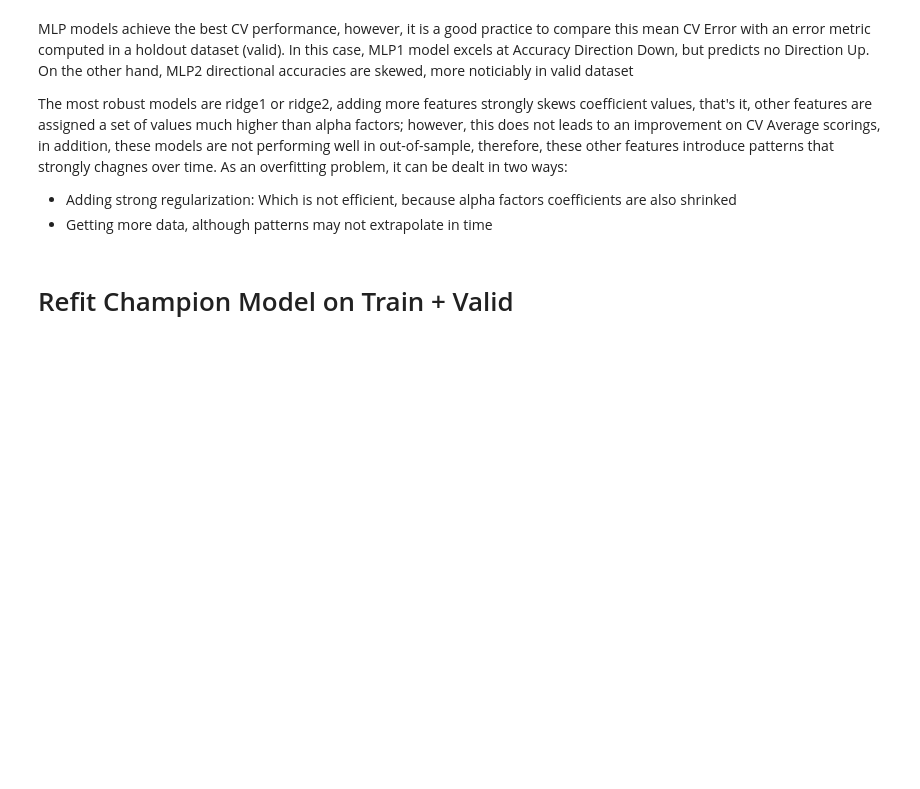
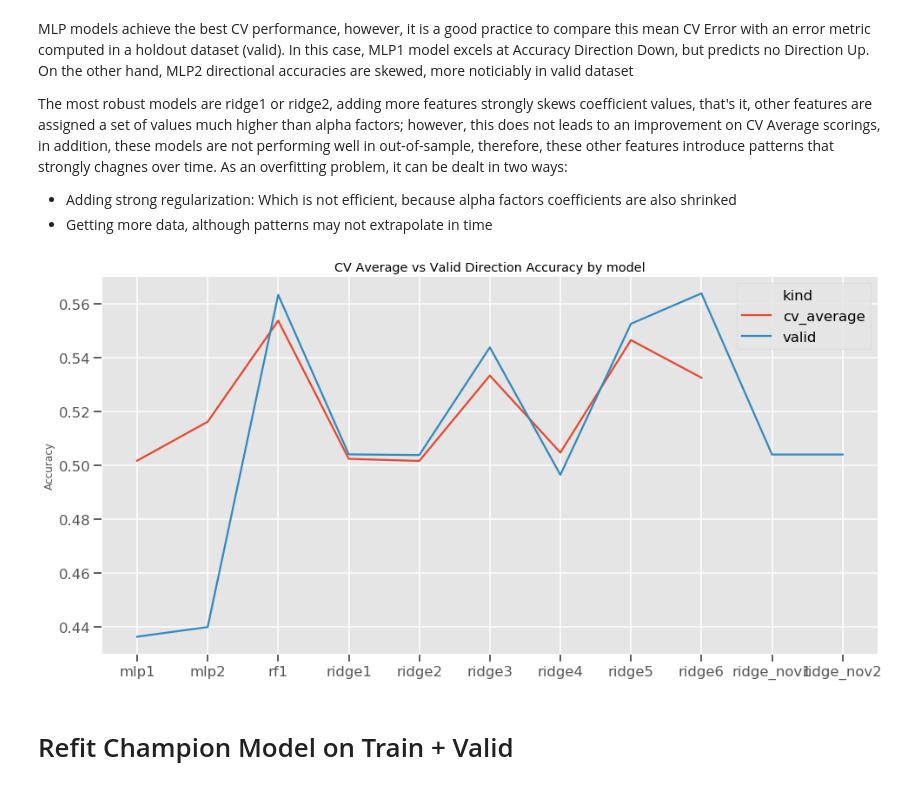
Before and after one commit to manualrg/dslab-ai-for-trading, a Jupyter notebook: notebooks/03_ml_models/02_mlmod_linmodels_featselect.ipynb, the cells around one changed output. Drawn from its saved outputs; the diff is of its cells as text; code cells hidden in the pictures; blank space fills up the shorter version.

```diff
--- a/notebooks/03_ml_models/02_mlmod_linmodels_featselect.ipynb
+++ b/notebooks/03_ml_models/02_mlmod_linmodels_featselect.ipynb
@@ -754,6 +699,22 @@ The most robust models are ridge1 or ridge2, adding more features strongly skews
 As an overfitting problem, it can be dealt in two ways:
 * Adding strong regularization: Which is not efficient, because alpha factors coefficients are also shrinked
 * Getting more data, although patterns may not extrapolate in time
+# %%
+ax1 = sns.lineplot(data=assessment_panel, x='model', y='acc', hue='kind', order = '')
+ax1.set_title('CV Average vs Valid Direction Accuracy by model')
+ax1.set_xlabel('')
+ax1.set_ylabel('Accuracy')
+
+for tick in ax4.get_xticklabels():
+    tick.set_rotation(45)
+
+for ax in axs.reshape(-1)[1:]:
+    ax.legend("")
+axs[0,0].legend(loc='lower left')
+
+plt.show()
+# %% [output]
+[figure, added]
 # %% [markdown]
 # Refit Champion Model on Train + Valid
 # %%
```
Also changed, not shown: parts of 29 cells of this notebook.
